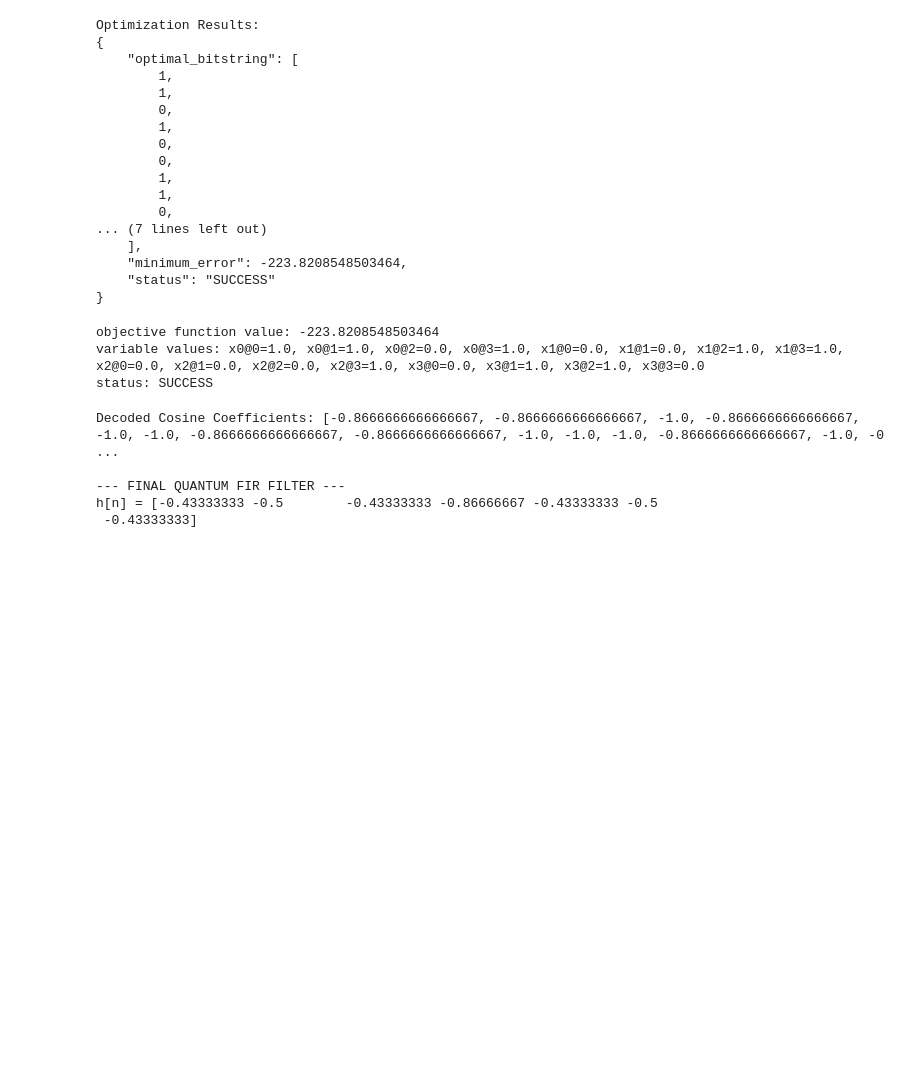
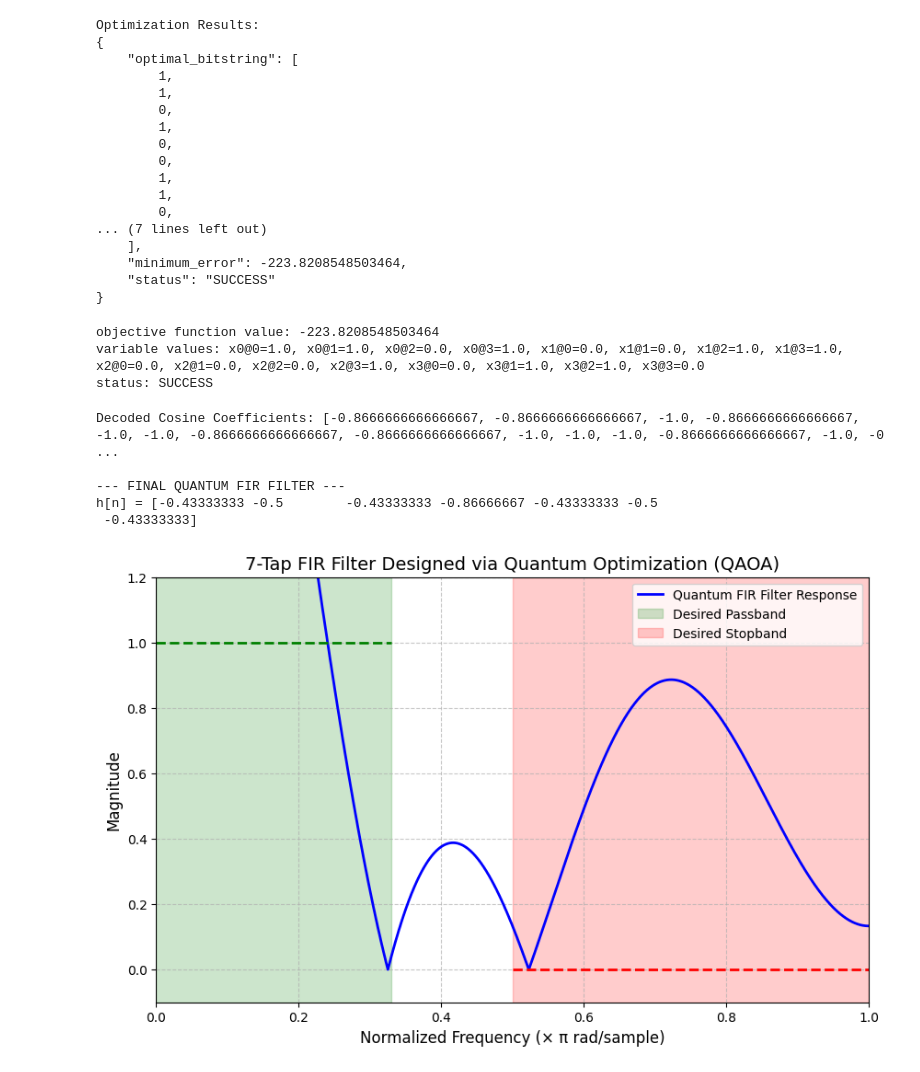
Before and after one commit to MrawesomeTech28/Chebyshev-FIR-qOptimization-Spring26-WQCC-Hackathon, a Jupyter notebook: main.ipynb, the cells around one changed output. Cells and saved outputs as stored; diff of their text form; code cells hidden in the pictures; blank space fills up the shorter version.

Commit message:
Attempt to compare to classical solve

```diff
--- a/main.ipynb
+++ b/main.ipynb
@@ -127,7 +129,7 @@ optimizer = COBYLA(maxiter=100)
 sampler = Sampler(run_options={"shots": None})
 
 # 3. Initialize QAOA
-qaoa_solver = QAOA(sampler=sampler, optimizer=optimizer, reps=1)
+qaoa_solver = QAOA(sampler=sampler, optimizer=optimizer, reps=2)
 
 # 4. Wrap and Solve
 qaoa_optimizer = MinimumEigenOptimizer(qaoa_solver)
@@ -175,3 +195,41 @@ Decoded Cosine Coefficients: [-0.8666666666666667, -0.8666666666666667, -1.0, -0
 --- FINAL QUANTUM FIR FILTER ---
 h[n] = [-0.43333333 -0.5        -0.43333333 -0.86666667 -0.43333333 -0.5
  -0.43333333]
+# %%
+# 1. Calculate the frequency response
+# freqz calculates the response given the filter coefficients (h)
+# worN=8000 gives us a highly detailed, smooth curve
+w, h_resp = freqz(h, worN=8000)
+
+# Convert frequency from radians to normalized Nyquist (0 to 1.0)
+normalized_freq = w / np.pi
+
+# Calculate the Magnitude (Absolute value of the complex response)
+magnitude = np.abs(h_resp)
+
+# 2. Setup the Plot
+plt.figure(figsize=(10, 6))
+plt.plot(normalized_freq, magnitude, 'b-', label='Quantum FIR Filter Response', linewidth=2)
+
+# 3. Draw your Target Specifications (from your first cell)
+# Passband: 0 to 0.33 * pi
+plt.axvspan(0, 0.33, color='green', alpha=0.2, label='Desired Passband')
+plt.plot([0, 0.33], [1, 1], 'g--', linewidth=2)
+
+# Stopband: 0.5 * pi to pi
+plt.axvspan(0.5, 1.0, color='red', alpha=0.2, label='Desired Stopband')
+plt.plot([0.5, 1.0], [0, 0], 'r--', linewidth=2)
+
+# 4. Format the chart nicely
+plt.title('7-Tap FIR Filter Designed via Quantum Optimization (QAOA)', fontsize=14)
+plt.xlabel('Normalized Frequency (\u00d7 \u03c0 rad/sample)', fontsize=12)
+plt.ylabel('Magnitude', fontsize=12)
+plt.grid(True, linestyle='--', alpha=0.7)
+plt.legend(loc='upper right')
+plt.ylim([-0.1, 1.2])
+plt.xlim([0, 1])
+
+# Show the plot
+plt.show()
+# %% [output]
+[figure, added]
```
Also changed, not shown: parts of 3 cells of this notebook.
